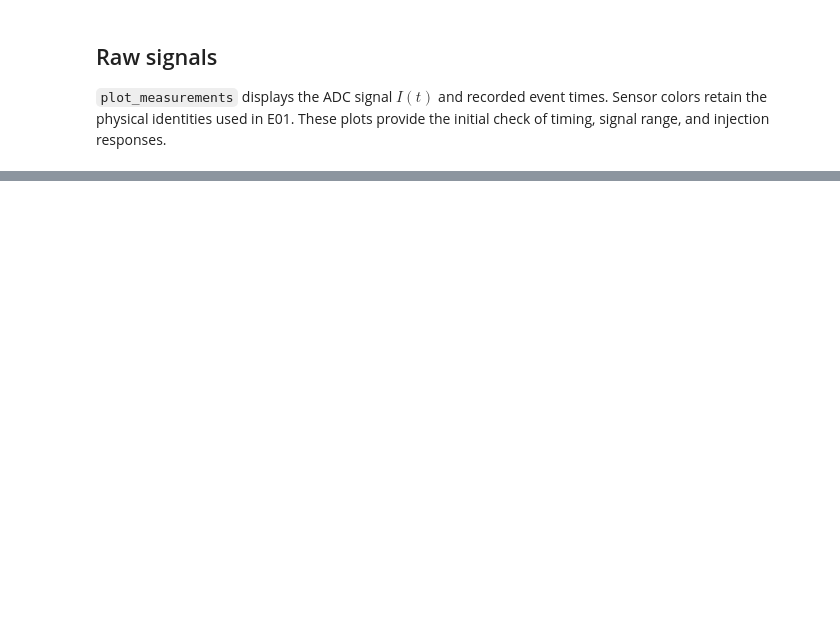
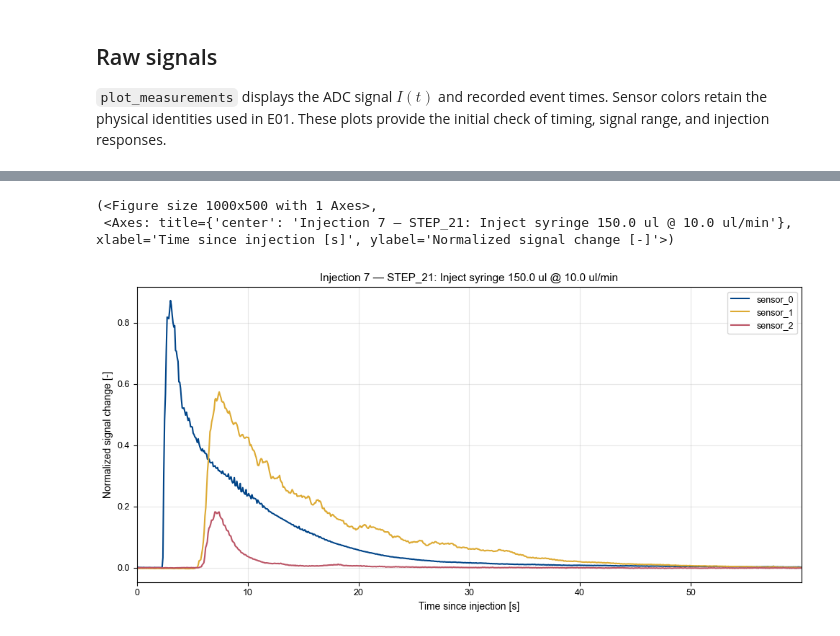
Before and after one commit to Lukro-fhdo/Dynano, a Jupyter notebook: notebooks/E02_magnetic_steering.ipynb, the cells around one changed output, grey strips where cells are left out. Saved outputs shown, nothing was run; the diff lists cells and outputs as text; code cells hidden in the pictures; blank space fills up the shorter version.

```diff
--- a/notebooks/E02_magnetic_steering.ipynb
+++ b/notebooks/E02_magnetic_steering.ipynb
@@ -94,0 +243,13 @@ After confirming the injection rate and suspension concentrations, define the ba
+# %%
+injections = pd.DataFrame({
+    "marker_index": [7, 8, 9, 12, 13, 14, 15, 16, 17, 18, 19, 20],
+    "volume_ul": [50, 50, 50, 50, 50, 50, 100, 100, 100, 150, 150, 150],
+    "magnet": ["off"] * 3 + ["on"] * 9,
+    "replicate": [1, 2, 3] * 4,
+})
+
+injections["label"] = injections["marker_index"].map(
+    synced_markers["label"]
+)
+
+injections
@@ -94,0 +274,31 @@ After confirming the injection rate and suspension concentrations, define the ba
+# %%
+from src.spectral_sensor.normalization import prepare_injections
+
+window_s = 60.0
+baseline_window_s = 10.0
+
+normalized_injections = prepare_injections(
+    synced_sensors,
+    synced_markers,
+    injections,
+    reference_values,
+    wavelength_nm=wavelength_nm,
+    window_s=window_s,
+    baseline_window_s=baseline_window_s,
+)
+
+len(normalized_injections)
+inj_12 = normalized_injections[20]
+plot_timeseries(
+    inj_12,
+    time_column="time_from_start_s",
+    signal_column="normalized_0_1",
+    xlabel="Time since injection [s]",
+    ylabel="Normalized signal change [-]",
+    title=f"Injection 7 — {injections.loc[11, 'label']}",
+    sensor_styles=sensor_styles,
+)
+# %% [output]
+(<Figure size 1000x500 with 1 Axes>,
+ <Axes: title={'center': 'Injection 7 — STEP_21: Inject syringe 150.0 ul @ 10.0 ul/min'}, xlabel='Time since injection [s]', ylabel='Normalized signal change [-]'>)
+[figure, added]
```
Also changed, not shown: parts of 25 cells of this notebook.
